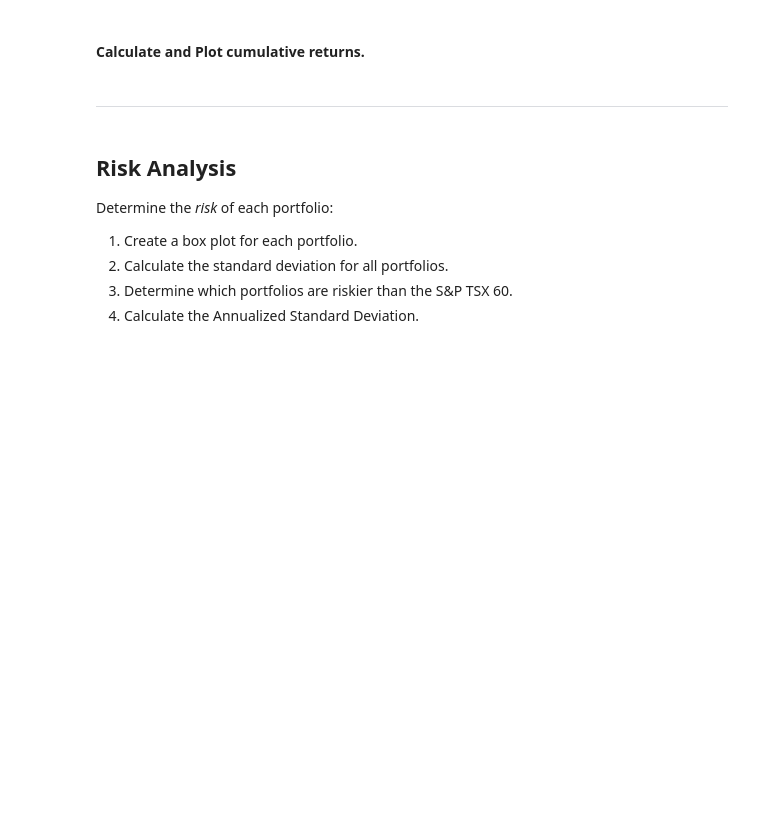
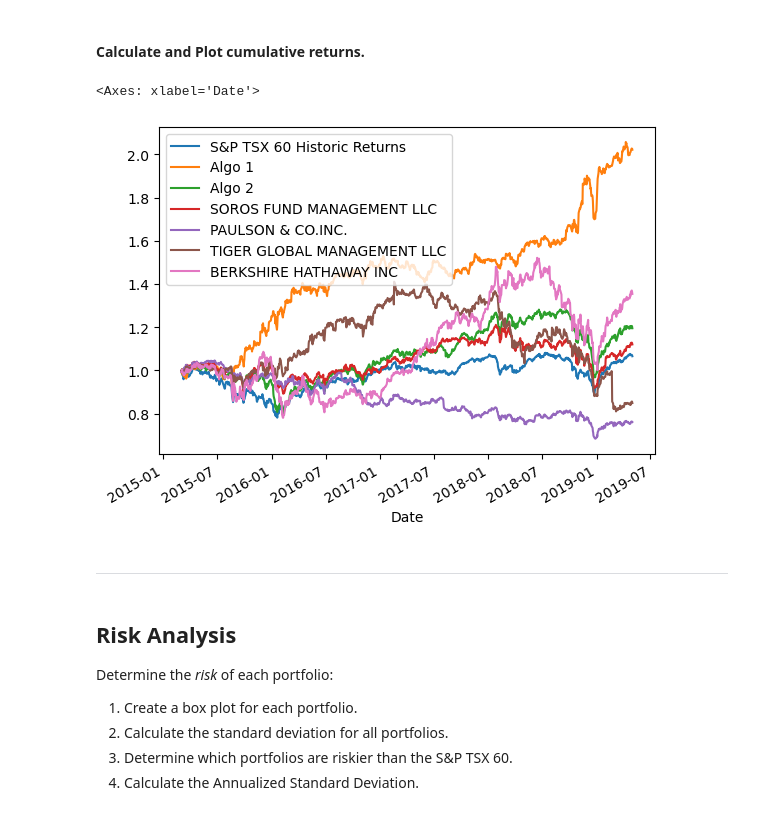
Before and after one commit to emilyblackstein/Module_4_Challenge, a Jupyter notebook: Starter_Code/whale_analysis.ipynb, the cells around one changed output. Cells and saved outputs as stored; diff of their text form; code cells hidden in the pictures; blank space fills up the shorter version.

```diff
--- a/Starter_Code/whale_analysis.ipynb
+++ b/Starter_Code/whale_analysis.ipynb
@@ -245,8 +253,12 @@ In this section, you will calculate and visualize performance and risk metrics f
 #### Calculate and Plot cumulative returns.
 # %%
 # Calculate cumulative returns of all portfolios
-
+cumulative_returns = (1 + combined_returns).cumprod()
 # Plot cumulative returns
+cumulative_returns.plot()
+# %% [output]
+<Axes: xlabel='Date'>
+[figure, added]
 # %% [markdown]
 ---
 # %% [markdown]
```
Also changed, not shown: parts of 6 cells of this notebook.
